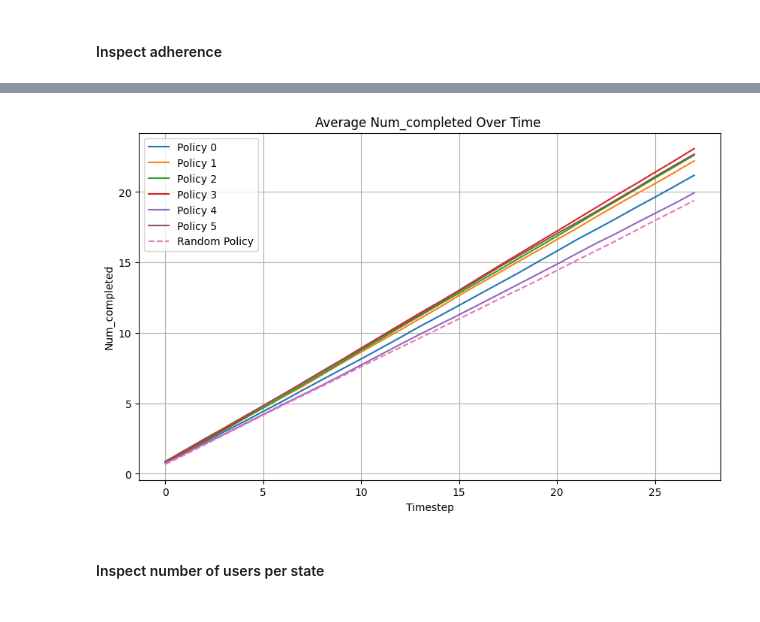
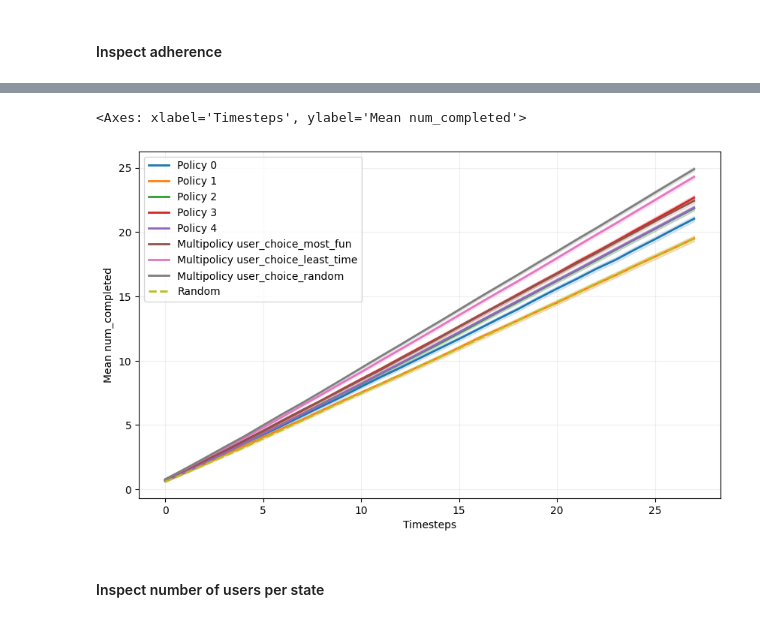
Before and after one commit to shirleyxindi/morl-personalization, a Jupyter notebook: src/PIMORLD.ipynb, the cells around one changed output, grey strips where cells are left out. Cells and saved outputs as stored; diff of their text form; code cells hidden in the pictures.

Commit message:
evaluation

```diff
--- a/src/PIMORLD.ipynb
+++ b/src/PIMORLD.ipynb
@@ -323,5 +143,4 @@ Policy 53: Weights: [0. 0. 0. 0. 1.], Evaluation: [0.71320623 1.22711972 1.86556
 # %%
-ref_point_HV = np.zeros(NUM_OBJECTIVES)   # Set reference point for hypervolume calculation TODO: adapt this to minimum values of the objectives in the population (or PA)`
-hv = HV(ref_point=ref_point_HV)
-print("Hypervolume of Pareto front: ", hv(np.array(pareto_archive.evaluations) * -1))
+print("Hypervolume of Pareto Archive: ", pi_morld.get_hv())
+print("Number of solutions in Pareto Archive: ", len(pi_morld.pareto_archive.evaluations))
 # %% [output]
@@ -382,7 +166,8 @@ def retrieve_top_policies(pareto_archive, method, n=5):
     weights = [ind['weights'] for ind in top_n_individuals]
     return policies, weights, top_n_evaluations
 
-policies, weights, top_evaluations = retrieve_top_policies(pareto_archive, method="hv_contribution", n=5)
+
+policies, weights, top_evaluations = retrieve_top_policies(pi_morld.pareto_archive, method="hv_contribution", n=5)
 print("Top policies retrieved based on hypervolume contribution:")
 for i, (policy, weight) in enumerate(zip(policies, weights)):
     print(f"Policy {i}: Weights: {weight}, Evaluation: {top_evaluations[i]}")
@@ -406,6 +191,7 @@ Best policy for objective 4 among top policies: Policy 1
 # %%
 save_path = results_folder + model_name + '/simulations/'
 save_path = os.path.join(results_folder, model_name, 'simulations')
+save = False
 
 all_sim_results =[]
 if os.path.exists(save_path):
@@ -420,14 +206,16 @@ if os.path.exists(save_path):
             print(f"Simulation file {sim_file} does not exist. Please run the simulations to generate the results.")
 
 else:
-    os.makedirs(save_path)
+    if save:
+        os.makedirs(save_path)
     for i, policy in enumerate(policies):
         print(f"Simulating Policy {i}:")
-        simulation_results = sim_utils.simulate(env, NUM_USERS, policy=policy, max_count=MAX_COUNT)
+        simulation_results = sim_utils.simulate(env, NUM_USERS, policy=policy, policy_name=f"Policy {i}", max_count=MAX_COUNT)
         all_sim_results.append(simulation_results)
-        save_file = f'simulation_{i}.pkl'
-        save_to = os.path.join(save_path, save_file)
-        simulation_results.to_pickle(save_to)
+        if save:
+            save_file = f'simulation_{i}.pkl'
+            save_to = os.path.join(save_path, save_file)
+            simulation_results.to_pickle(save_to)
 # %% [output]
 Simulating Policy 0:
 Simulating Policy 1:
@@ -437,3 +236,15 @@ Simulating Policy 4:
 # %%
-multi_policy_simulation_results = sim_utils.simulate_multiple_policies(env, NUM_USERS, policies, top_evaluations, selection='user_choice_most_fun', max_count=MAX_COUNT)
-all_sim_results.append(multi_policy_simulation_results)
+choice_policies = []
+multi_policy_simulation_results_fun = sim_utils.simulate_multiple_policies(env, NUM_USERS, policies, top_evaluations, selection='user_choice_most_fun', max_count=MAX_COUNT)
+all_sim_results.append(multi_policy_simulation_results_fun)
+choice_policies.append(multi_policy_simulation_results_fun)
+
+multi_policy_simulation_results_time = sim_utils.simulate_multiple_policies(env, NUM_USERS, policies, top_evaluations, selection='user_choice_least_time', max_count=MAX_COUNT)
+all_sim_results.append(multi_policy_simulation_results_time)
+choice_policies.append(multi_policy_simulation_results_time)
+
+multi_policy_simulation_results_random = sim_utils.simulate_multiple_policies(env, NUM_USERS, policies, top_evaluations, selection='user_choice_random', max_count=MAX_COUNT)
+all_sim_results.append(multi_policy_simulation_results_random)
+choice_policies.append(multi_policy_simulation_results_random)
+
+sim_utils.interactive_plot_objective(choice_policies + [simulation_random], obj_names)
@@ -520,7 +315,8 @@ Random Policy   | Adherence: 0.6998 | 95% CI: (0.6917, 0.7079)
 # %%
-sim_utils.plot_simulation_results(all_policies, policy_names, 'num_completed', NUM_USERS, NUM_TIMESTEPS)
+sim_utils.plot_simulation(all_policies, 'num_completed')
 # %% [output]
+<Axes: xlabel='Timesteps', ylabel='Mean num_completed'>
-[figure, old version]
+[figure, new version]
 # %% [markdown]
 #### Inspect number of users per state
 # %%
```
Also changed, not shown: parts of 21 cells of this notebook, 8 other files.
